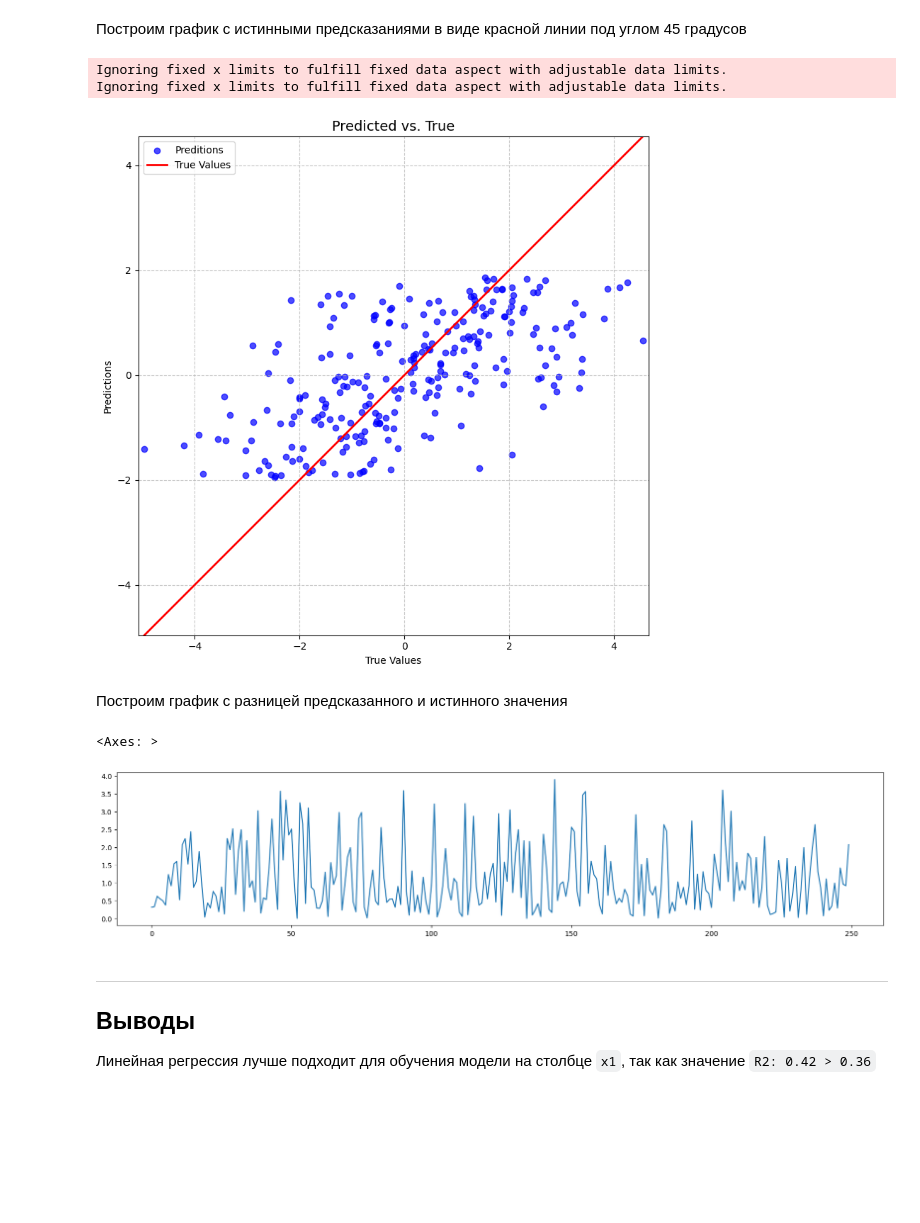
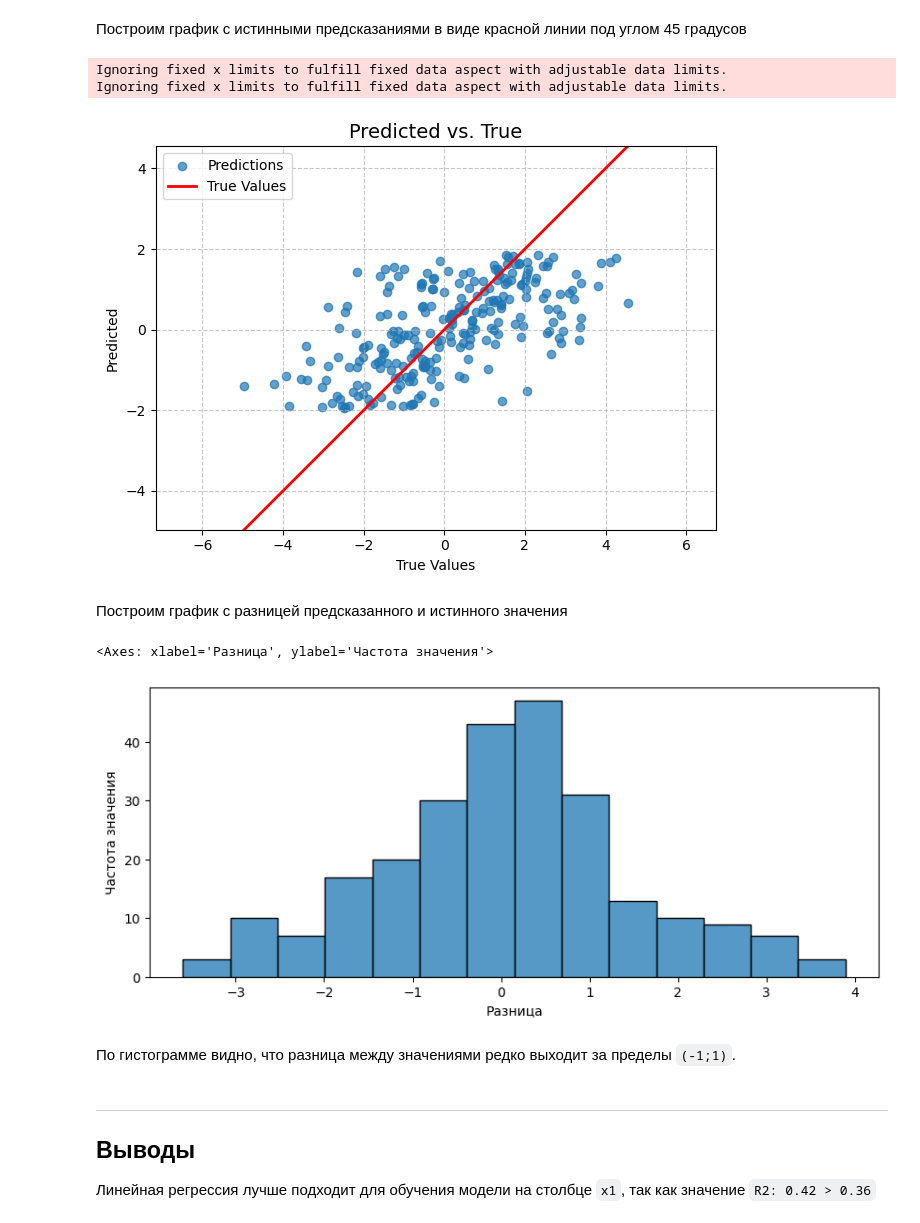
Before and after one commit to tush00nka/DA_lab_3, a Jupyter notebook: ЛР3_Борисоглебский_12.ipynb, the cells around one changed output. Saved outputs shown, nothing was run; the diff lists cells and outputs as text; code cells hidden in the pictures; blank space fills up the shorter version.

```diff
--- a/ЛР3_Борисоглебский_12.ipynb
+++ b/ЛР3_Борисоглебский_12.ipynb
@@ -213,28 +227,33 @@ b: -0.0455
 # %% [markdown]
 Построим график с истинными предсказаниями в виде красной линии под углом 45 градусов
 # %%
-pred_vs_true(predictions_valid, y_valid)
+pred_vs_true(y_valid, {"Predictions": predictions_valid})
 # %% [output]
 Ignoring fixed x limits to fulfill fixed data aspect with adjustable data limits.
 Ignoring fixed x limits to fulfill fixed data aspect with adjustable data limits.
-[figure, old version]
+[figure, new version]
 # %% [markdown]
 Построим график с разницей предсказанного и истинного значения
 # %%
 import seaborn as sns
 
-diff = abs(df_match['Actual'] - df_match['Predicted'])
+diff = df_match['Actual'] - df_match['Predicted']
 
 fig, axes = plt.subplots(
 	1,
 	1,
-	figsize=(20, 4)
+	figsize=(10, 4)
 )
 
-sns.lineplot(diff, ax=axes)
+axes.set_xlabel("Разница")
+axes.set_ylabel("Частота значения")
+
+sns.histplot(diff, bins='auto', ax=axes)
 # %% [output]
-<Axes: >
+<Axes: xlabel='Разница', ylabel='Частота значения'>
-[figure, old version]
+[figure, new version]
+# %% [markdown]
+По гистограмме видно, что разница между значениями редко выходит за пределы `(-1;1)`.
 # %% [markdown]
 ---
 Выводы
```
Also changed, not shown: parts of 17 cells of this notebook.
